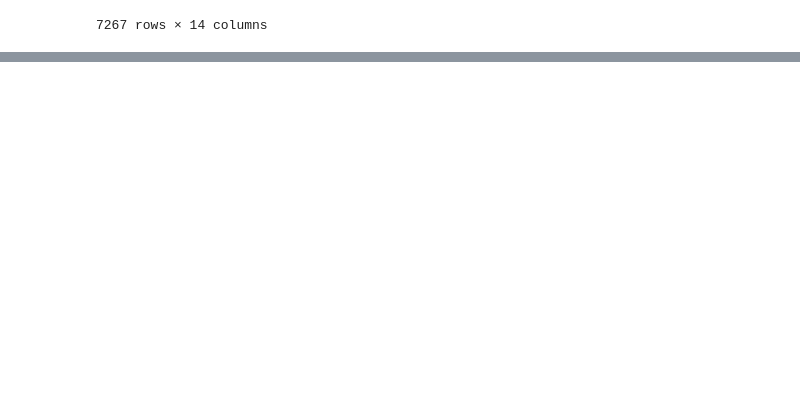
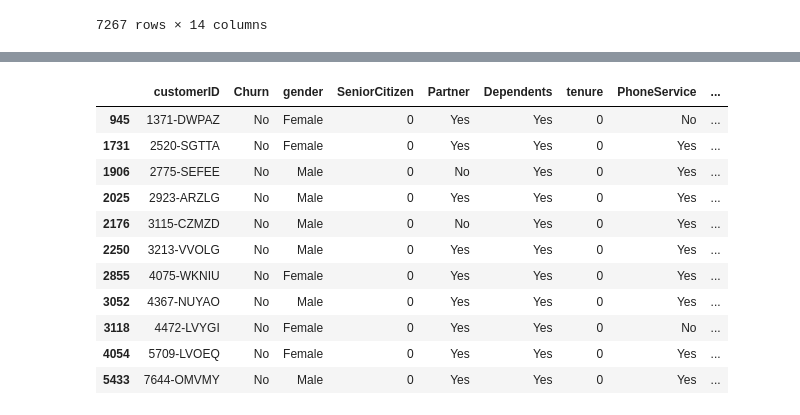
Before and after one commit to vanderpinheiro/Alura-voz, a Jupyter notebook: Base de dados/Untitled.ipynb, the cells around one changed output, grey strips where cells are left out. Saved outputs shown, nothing was run; the diff lists cells and outputs as text; code cells hidden in the pictures; blank space fills up the shorter version.

Commit message:
Limpeza dos dados completa.
Limpeza dos dados completa.
Dados salvos em JSON.

```diff
--- a/Base de dados/Untitled.ipynb
+++ b/Base de dados/Untitled.ipynb
@@ -325,0 +331,3 @@ Name: Charges.Total, Length: 6531, dtype: int64
+# %%
+dados = dados[dados.Churn != '']
+dados
@@ -325,0 +348,3 @@ Name: Charges.Total, Length: 6531, dtype: int64
+# %%
+# resentando index depois da exclusão dos dados
+dados.reset_index(drop=True,inplace=True)
@@ -325,0 +390,16 @@ Name: Charges.Total, Length: 6531, dtype: int64
+# %%
+# Analisando os dados novamente, percebemos que na colunas Charges.Total exitem valores em branco.
+dados[dados['Charges.Total'] == ' ']
+# %% [output]
+|  | customerID | Churn | gender | SeniorCitizen | Partner | Dependents | tenure | PhoneService | ... |
+| 945 | 1371-DWPAZ | No | Female | 0 | Yes | Yes | 0 | No | ... |
+| 1731 | 2520-SGTTA | No | Female | 0 | Yes | Yes | 0 | Yes | ... |
+| 1906 | 2775-SEFEE | No | Male | 0 | No | Yes | 0 | Yes | ... |
+| 2025 | 2923-ARZLG | No | Male | 0 | Yes | Yes | 0 | Yes | ... |
+| 2176 | 3115-CZMZD | No | Male | 0 | No | Yes | 0 | Yes | ... |
+| 2250 | 3213-VVOLG | No | Male | 0 | Yes | Yes | 0 | Yes | ... |
+| 2855 | 4075-WKNIU | No | Female | 0 | Yes | Yes | 0 | Yes | ... |
+| 3052 | 4367-NUYAO | No | Male | 0 | Yes | Yes | 0 | Yes | ... |
+| 3118 | 4472-LVYGI | No | Female | 0 | Yes | Yes | 0 | No | ... |
+| 4054 | 5709-LVOEQ | No | Female | 0 | Yes | Yes | 0 | Yes | ... |
+| 5433 | 7644-OMVMY | No | Male | 0 | Yes | Yes | 0 | Yes | ... |
```
Also changed, not shown: parts of 56 cells of this notebook, 1 other file.
